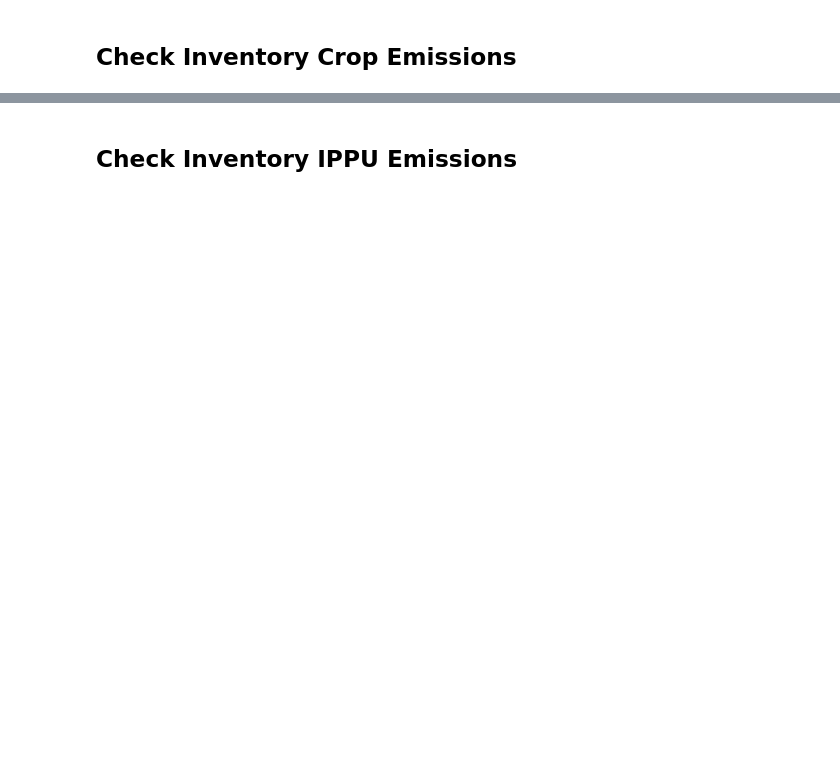
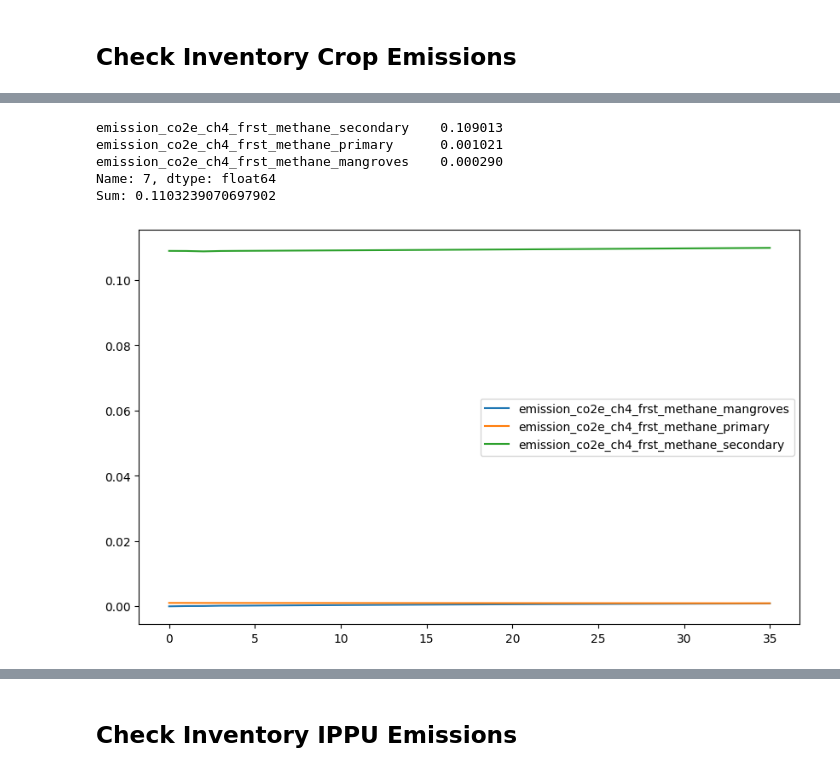
Before and after one commit to sisepuede-framework/ssp_bulgaria, a Jupyter notebook: ssp_modeling/notebooks/bulgaria_manager_wb_wem_wam.ipynb, the cells around one changed output, grey strips where cells are left out. Cells and saved outputs as stored; diff of their text form; code cells hidden in the pictures; blank space fills up the shorter version.

```diff
--- a/ssp_modeling/notebooks/bulgaria_manager_wb_wem_wam.ipynb
+++ b/ssp_modeling/notebooks/bulgaria_manager_wb_wem_wam.ipynb
@@ -1479,0 +1678,9 @@ Name: 7, dtype: float64
+# %%
+get_inventory_fields_insight(inventory_df, "LULUCF - Forest Land - CH4", df_out, primary_id=0, row_idx=7)
+# %% [output]
+emission_co2e_ch4_frst_methane_secondary    0.109013
+emission_co2e_ch4_frst_methane_primary      0.001021
+emission_co2e_ch4_frst_methane_mangroves    0.000290
+Name: 7, dtype: float64
+Sum: 0.1103239070697902
+[figure, added]
```
Also changed, not shown: parts of 51 cells of this notebook.
